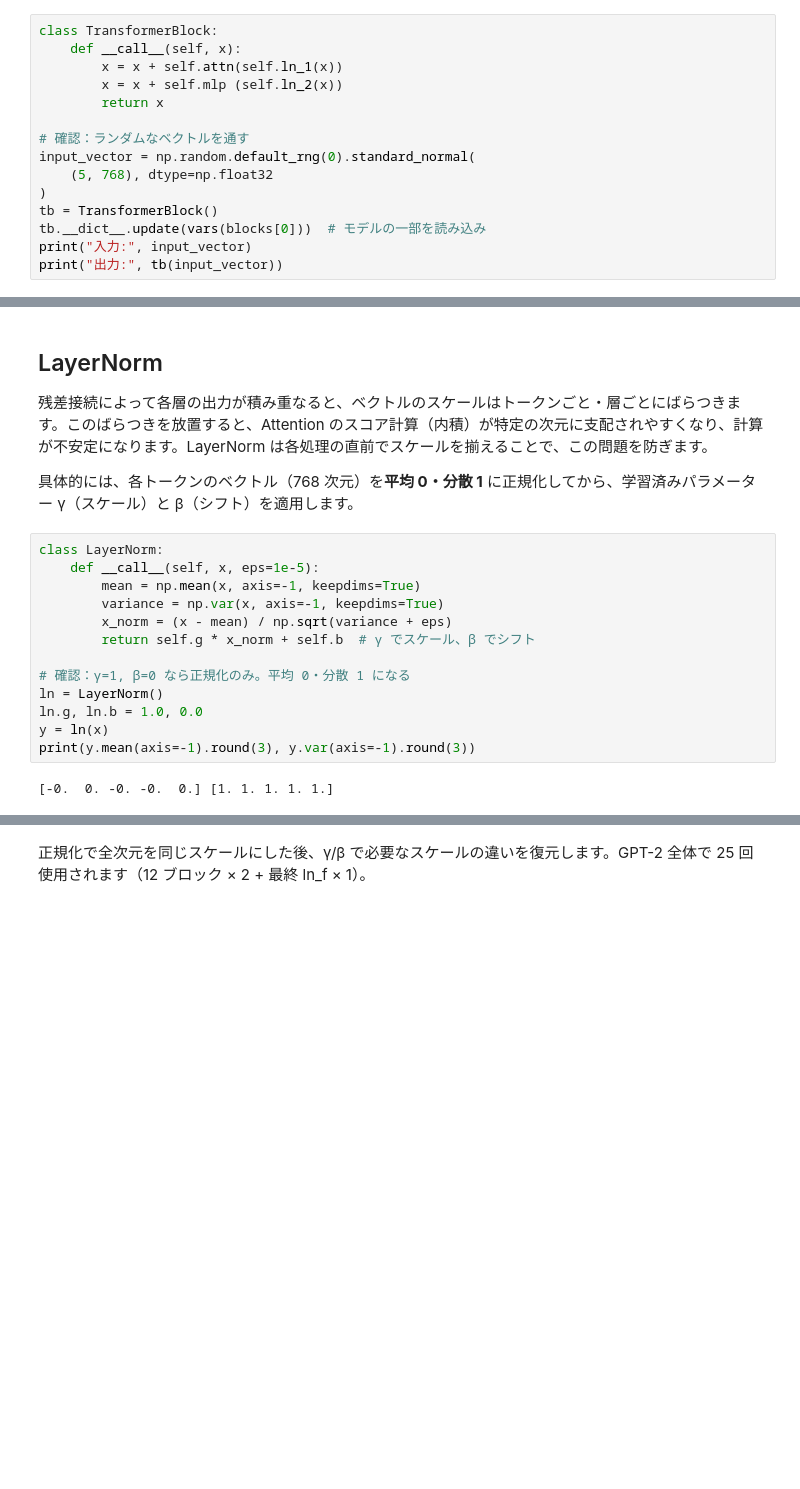
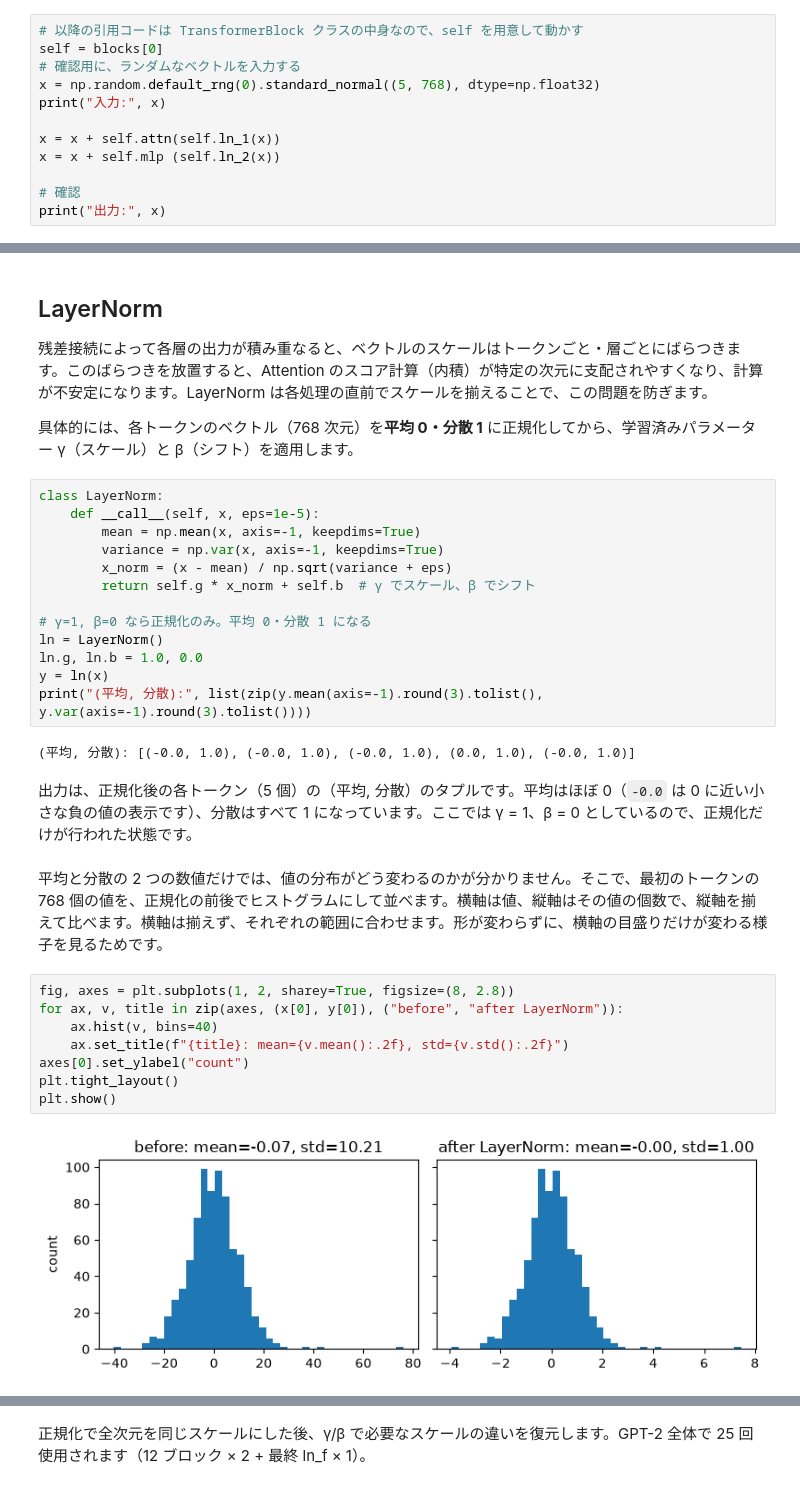
Before and after one commit to 7shi/my-gpt2, a Jupyter notebook: abridged.ipynb, the cells around one changed output, grey strips where cells are left out. Drawn from its saved outputs; the diff is of its cells as text; blank space fills up the shorter version.

````diff
--- a/abridged.ipynb
+++ b/abridged.ipynb
@@ -369,20 +380,17 @@ Input────┐
 Output
 ```
 # %%
-class TransformerBlock:
-    def __call__(self, x):
-        x = x + self.attn(self.ln_1(x))
-        x = x + self.mlp (self.ln_2(x))
-        return x
+# 以降の引用コードは TransformerBlock クラスの中身なので、self を用意して動かす
+self = blocks[0]
+# 確認用に、ランダムなベクトルを入力する
+x = np.random.default_rng(0).standard_normal((5, 768), dtype=np.float32)
+print("入力:", x)
 
-# 確認：ランダムなベクトルを通す
-input_vector = np.random.default_rng(0).standard_normal(
-    (5, 768), dtype=np.float32
-)
-tb = TransformerBlock()
-tb.__dict__.update(vars(blocks[0]))  # モデルの一部を読み込み
-print("入力:", input_vector)
-print("出力:", tb(input_vector))
+x = x + self.attn(self.ln_1(x))
+x = x + self.mlp (self.ln_2(x))
+
+# 確認
+print("出力:", x)
 # %% [output]
 入力: [[ 1.117622   -1.3871249  -0.4265716  ... -1.2837367   1.8048477
   -0.63249826]
@@ -426,10 +434,24 @@ class LayerNorm:
         x_norm = (x - mean) / np.sqrt(variance + eps)
         return self.g * x_norm + self.b  # γ でスケール、β でシフト
 
-# 確認：γ=1, β=0 なら正規化のみ。平均 0・分散 1 になる
+# γ=1, β=0 なら正規化のみ。平均 0・分散 1 になる
 ln = LayerNorm()
 ln.g, ln.b = 1.0, 0.0
 y = ln(x)
-print(y.mean(axis=-1).round(3), y.var(axis=-1).round(3))
+print("(平均, 分散):", list(zip(y.mean(axis=-1).round(3).tolist(), y.var(axis=-1).round(3).tolist())))
 # %% [output]
-[-0.  0. -0. -0.  0.] [1. 1. 1. 1. 1.]
+(平均, 分散): [(-0.0, 1.0), (-0.0, 1.0), (-0.0, 1.0), (0.0, 1.0), (-0.0, 1.0)]
+# %% [markdown]
+出力は、正規化後の各トークン（5 個）の（平均, 分散）のタプルです。平均はほぼ 0（`-0.0` は 0 に近い小さな負の値の表示です）、分散はすべて 1 になっています。ここでは γ = 1、β = 0 としているので、正規化だけが行われた状態です。
+# %% [markdown]
+平均と分散の 2 つの数値だけでは、値の分布がどう変わるのかが分かりません。そこで、最初のトークンの 768 個の値を、正規化の前後でヒストグラムにして並べます。横軸は値、縦軸はその値の個数で、縦軸を揃えて比べます。横軸は揃えず、それぞれの範囲に合わせます。形が変わらずに、横軸の目盛りだけが変わる様子を見るためです。
+# %%
+fig, axes = plt.subplots(1, 2, sharey=True, figsize=(8, 2.8))
+for ax, v, title in zip(axes, (x[0], y[0]), ("before", "after LayerNorm")):
+    ax.hist(v, bins=40)
+    ax.set_title(f"{title}: mean={v.mean():.2f}, std={v.std():.2f}")
+axes[0].set_ylabel("count")
+plt.tight_layout()
+plt.show()
+# %% [output]
+[figure, added]
````
Also changed, not shown: parts of 60 cells of this notebook, 3 other files.
